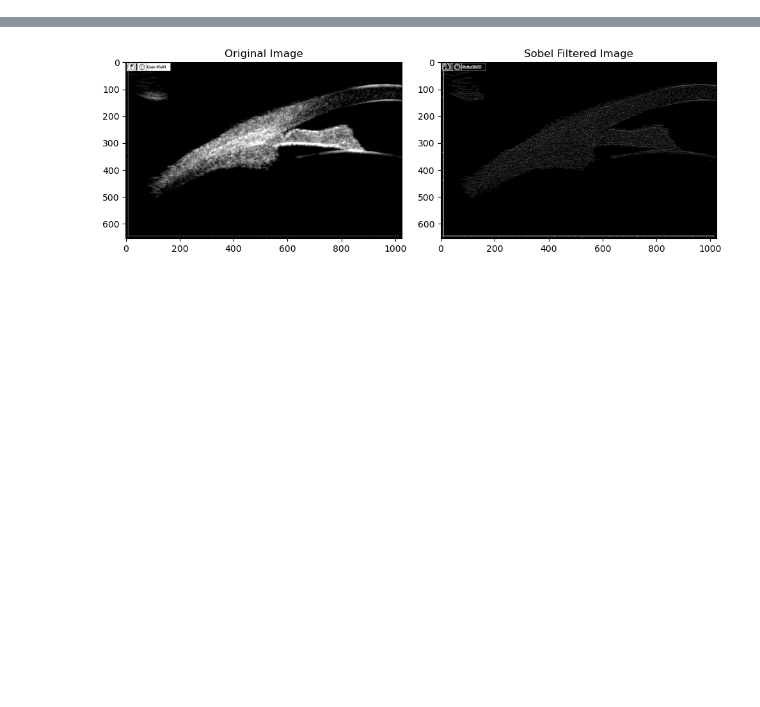
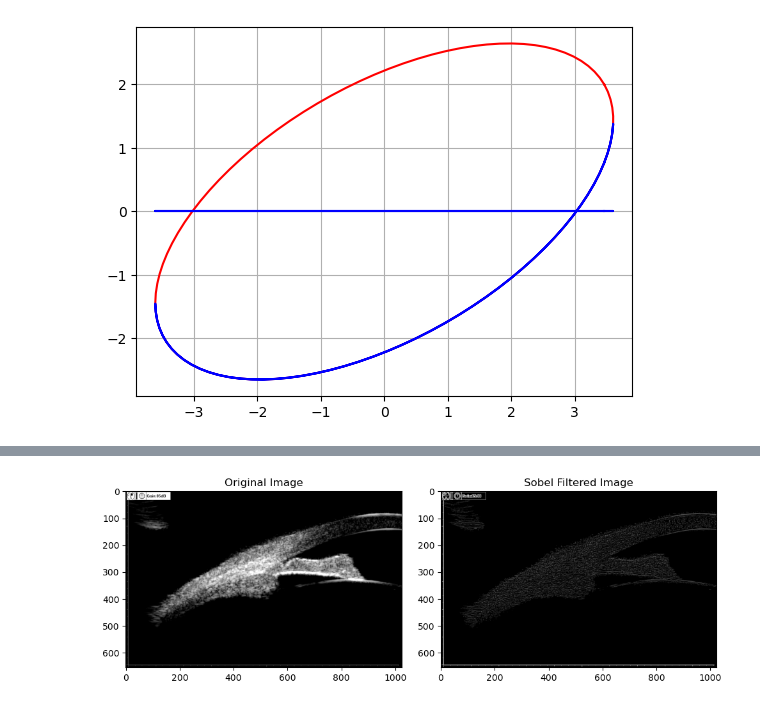
Before and after one commit to YuTheon/lens_fitting_se, a Jupyter notebook: filter.ipynb, the cells around one changed output, grey strips where cells are left out. Drawn from its saved outputs; the diff is of its cells as text; code cells hidden in the pictures; blank space fills up the shorter version.

```diff
--- a/filter.ipynb
+++ b/filter.ipynb
@@ -0,0 +117,92 @@
+# %%
+# 检查这个函数是否正确
+def get_oval(noise_factor=0.1, num = 400, params=(0, 0, 4, 2, np.pi / 6)):
+    """获得带噪声的椭圆点"""
+
+    # 定义椭圆参数
+    center = (params[0], params[1])  # 椭圆中心
+    width = params[2]        # 椭圆的长轴长度
+    height = params[3]        # 椭圆的短轴长度
+    angle = params[4]          # 椭圆的旋转角度（度数）
+
+    # 生成椭圆的参数方程
+    theta = np.linspace(0, np.pi*2, num)  # 角度范围
+    x = center[0] + width * np.cos(theta)
+    y = center[1] + height * np.sin(theta)
+
+    # 添加随机噪声
+    # noise_factor = 0.1  # 噪声因子，可以根据需要调整
+    x += np.random.normal(0, noise_factor, x.shape)
+    y += np.random.normal(0, noise_factor, y.shape)
+
+    # 旋转椭圆
+    # theta_rad = np.radians(angle)
+    theta_rad = angle
+    x_rotated = x * np.cos(theta_rad) - y * np.sin(theta_rad)
+    y_rotated = x * np.sin(theta_rad) + y * np.cos(theta_rad)
+    return x_rotated, y_rotated
+
+def oval(x, p1, p2, a, b, t):
+    c = np.cos(t)
+    s = np.sin(t)
+    aa = (s**2/a**2 + c**2/b**2)
+    bb = 2*(x-p1)*c*s*(1/b**2-1/a**2)
+    cc = (c**2/a**2+s**2/b**2)*(x-p1)**2-1
+    if (bb**2 - 4*aa*cc).any() < 0:
+        print(f'b-4ac {bb**2-4*aa*cc}')
+        print(f'value is not good')
+    return (-bb+np.sqrt(bb**2-4*aa*cc))/(2*aa)+p2
+    # return np.zeros_like(x)
+
+def oval2(x, p1, p2, a, b, t):
+    c = np.cos(t)
+    s = np.sin(t)
+    aa = (s**2/a**2 + c**2/b**2)
+    bb = 2*(x-p1)*c*s*(1/b**2-1/a**2)
+    cc = (c**2/a**2+s**2/b**2)*(x-p1)**2-1
+    if (bb**2 - 4*aa*cc).any() < 0:
+        print(f'b-4ac {bb**2-4*a*c}')
+        print(f'value is not good')
+    return (-bb-np.sqrt(bb**2-4*aa*cc))/(2*aa)+p2
+
+
+# def oval(x, p1, p2, a, b, t):
+#     c = np.cos(t)
+#     s = np.sin(t)
+#     tt = np.tan(t)
+#     aa = 1/(a**2*c**2)+1/b**2
+#     bb = 2*(c**2*x-p1*c)/(a**2*c**2) - 2*(tt*x+p2)/b**2
+#     cc = (c**2*x-p1*c)**2/(a**2*c**2)+(tt*x+p2)**2/b**2-1
+#     if (bb**2 - 4*a*c).any() < 0:
+#         print(f'b-4ac {bb**2-4*a*c}')
+#         print(f'value is not good')
+#     return (-bb+np.sqrt(bb**2-4*aa*cc))/2*a+p2
+
+# def oval2(x, p1, p2, a, b, t):
+#     c = np.cos(t)
+#     s = np.sin(t)
+#     tt = np.tan(t)
+#     aa = 1/(a**2*c**2)+1/b**2
+#     bb = 2*(c**2*x-p1*c)/(a**2*c**2) - 2*(tt*x+p2)/b**2
+#     cc = (c**2*x-p1*c)**2/(a**2*c**2)+(tt*x+p2)**2/b**2-1
+#     if (bb**2 - 4*a*c).any() < 0:
+#         print(f'b-4ac {bb**2-4*a*c}')
+#         print(f'value is not good')
+#     return (-bb-np.sqrt(bb**2-4*aa*cc))/2*a+p2
+
+
+
+x, y = get_oval(0, 100)
+init_ = (0, 0, 4, 2, -np.pi/6)
+y_pre = oval(x, *init_)
+y_pre2 = oval2(x, *init_)
+# print(f'shape x {x.shape} y {y.shape} y_pre {y_pre.shape}')
+# print(f'dis {y_pre - y}')
+plt.plot(x, y, color='red')
+plt.plot(x, y_pre, color='blue')
+plt.plot(x, y_pre2, color='blue')
+plt.axis('equal')
+plt.grid()
+plt.show()
+# %% [output]
+[figure, added]
```
Also changed, not shown: parts of 19 cells of this notebook.
